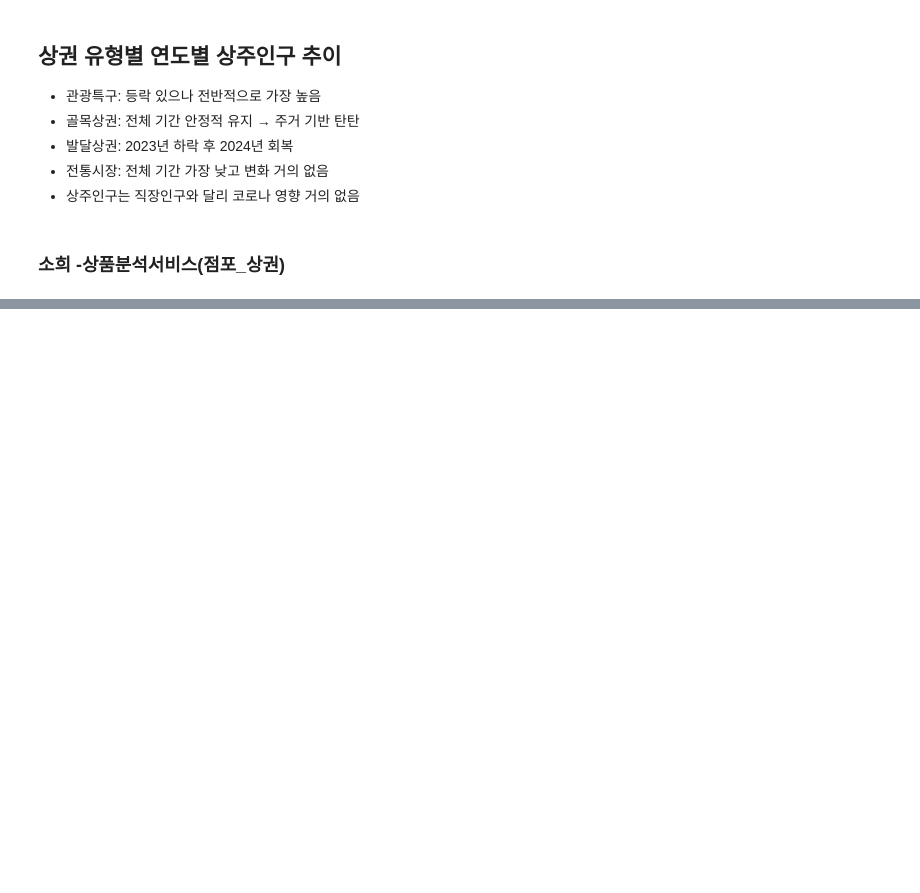
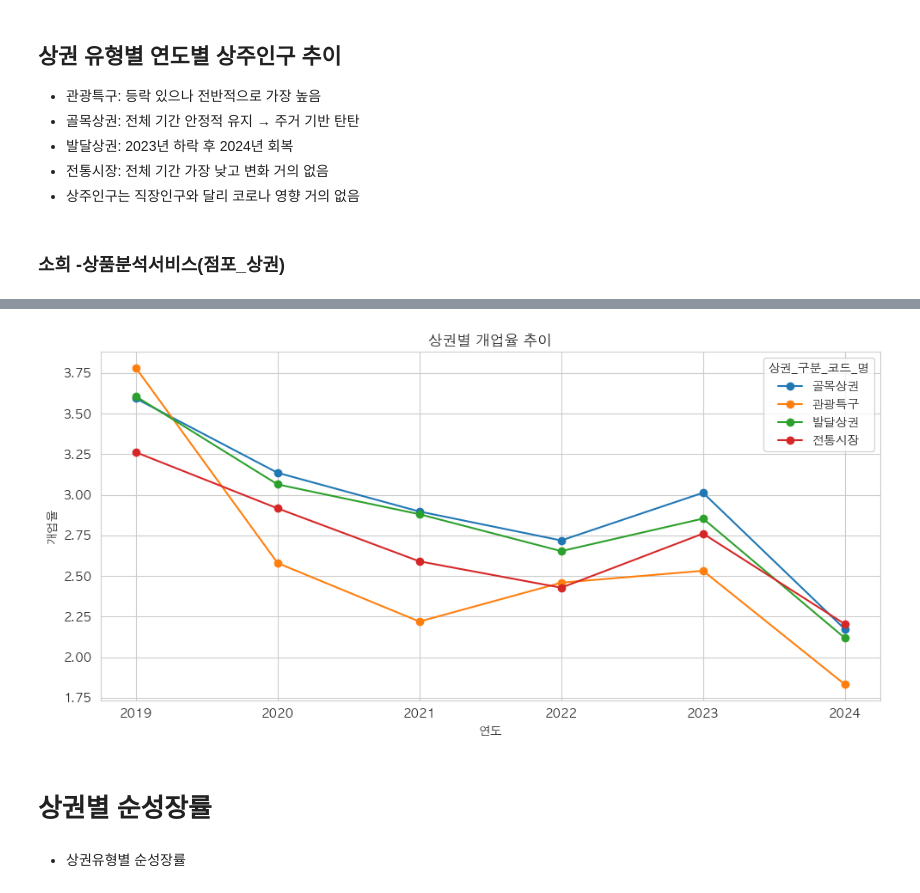
Before and after one commit to sonjiwoo-creator/seouldf, a Jupyter notebook: main.ipynb, the cells around one changed output, grey strips where cells are left out. Saved outputs shown, nothing was run; the diff lists cells and outputs as text; code cells hidden in the pictures; blank space fills up the shorter version.

```diff
--- a/main.ipynb
+++ b/main.ipynb
@@ -2199,0 +2393,13 @@ LATEST_QUARTER = 20244  # 2024년 4분기
+# %%
+pivot_open.T.plot(kind='line', figsize=(10, 5), marker='o')
+plt.title('상권별 개업율 추이')
+plt.ylabel('개업율')
+plt.xticks(rotation=0)
+plt.tight_layout()
+plt.show()
+# %% [output]
+[figure, added]
+# %% [markdown]
+# 상권별 순성장률
+# %% [markdown]
+* 상권유형별 순성장률
```
Also changed, not shown: parts of 29 cells of this notebook.
